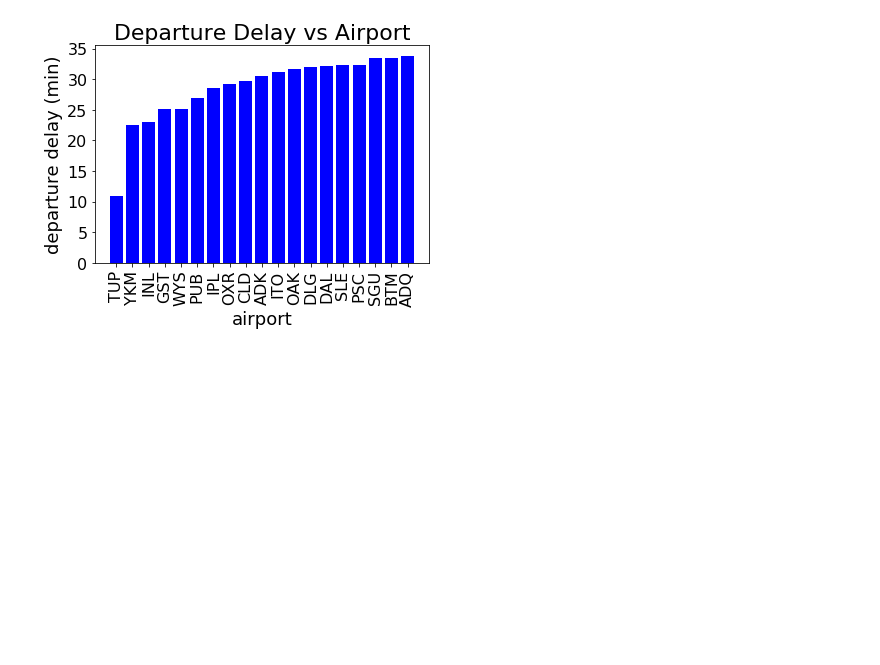
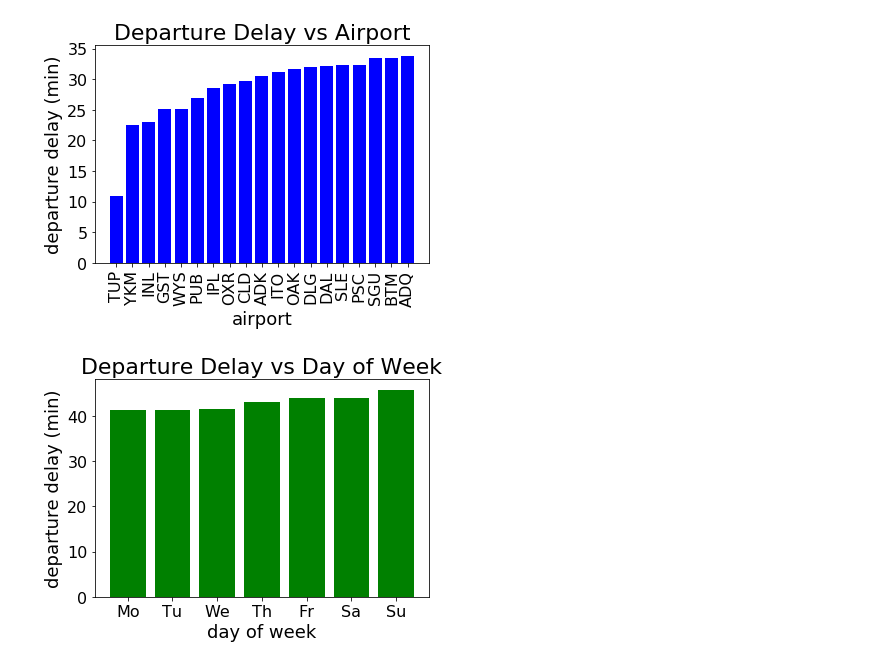
Before and after one commit to Guttapercha/CEBD-1260-Korchagina_Evgeniya, a Jupyter notebook: May26th/EDA_Korchagina.ipynb, the cells around one changed output. Drawn from its saved outputs; the diff is of its cells as text; code cells hidden in the pictures; blank space fills up the shorter version.

```diff
--- a/May26th/EDA_Korchagina.ipynb
+++ b/May26th/EDA_Korchagina.ipynb
@@ -512,3 +512,28 @@ plt.title("Departure Delay vs Airport",size=22)
 plt.show()
 # %% [output]
 [figure]
+# %%
+Xx=[]
+Yy=[]
+day=df.groupby("DayOfWeek")["DepDelay"].mean().reset_index(name ="DepDelay")
+day=day.sort_values(["DepDelay"])
+day = day.reset_index(drop=True)
+Xx=day["DayOfWeek"]
+Yy=day["DepDelay"]
+# %%
+INDEXx=[]
+XXx=[]
+YYy=[]
+for i in range(7):
+    INDEXx.append(i+1)
+    XXx.append(Xx[i])
+    YYy.append(Yy[i])
+plt.bar(INDEXx, YYy, align='center', color="green")
+plt.xticks(INDEXx, ['Mo', 'Tu', 'We', 'Th', 'Fr', 'Sa', 'Su'], size=16)  # set the X ticks and labels
+plt.yticks(size=16)
+plt.xlabel("day of week", size=18)
+plt.ylabel("departure delay (min)", size=18)
+plt.title("Departure Delay vs Day of Week",size=22)
+plt.show()
+# %% [output]
+[figure, added]
```
Also changed, not shown: parts of 1 cell of this notebook.
